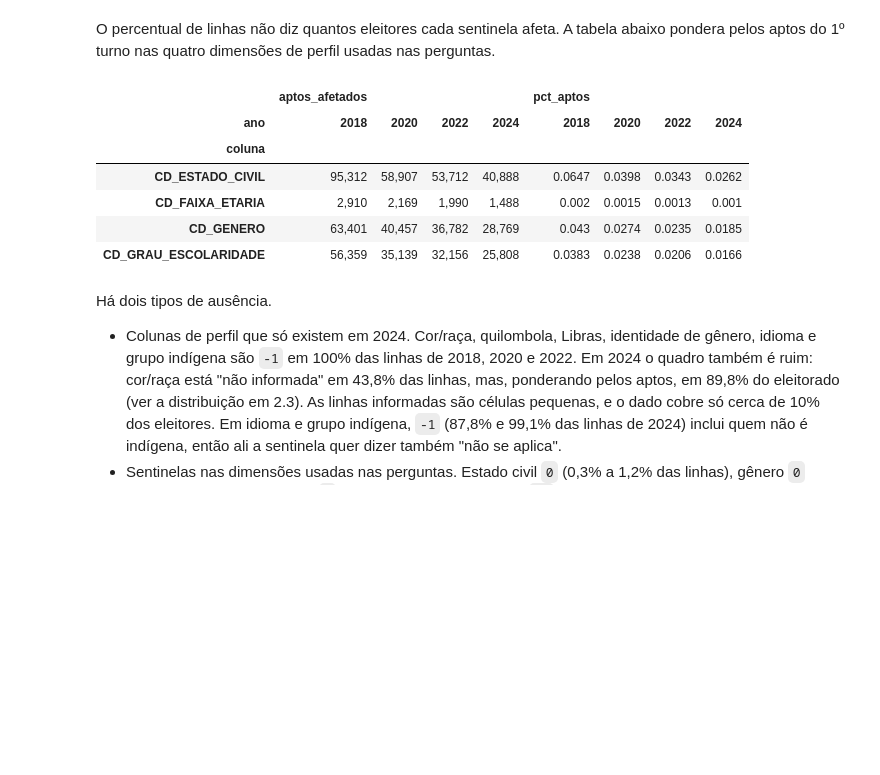
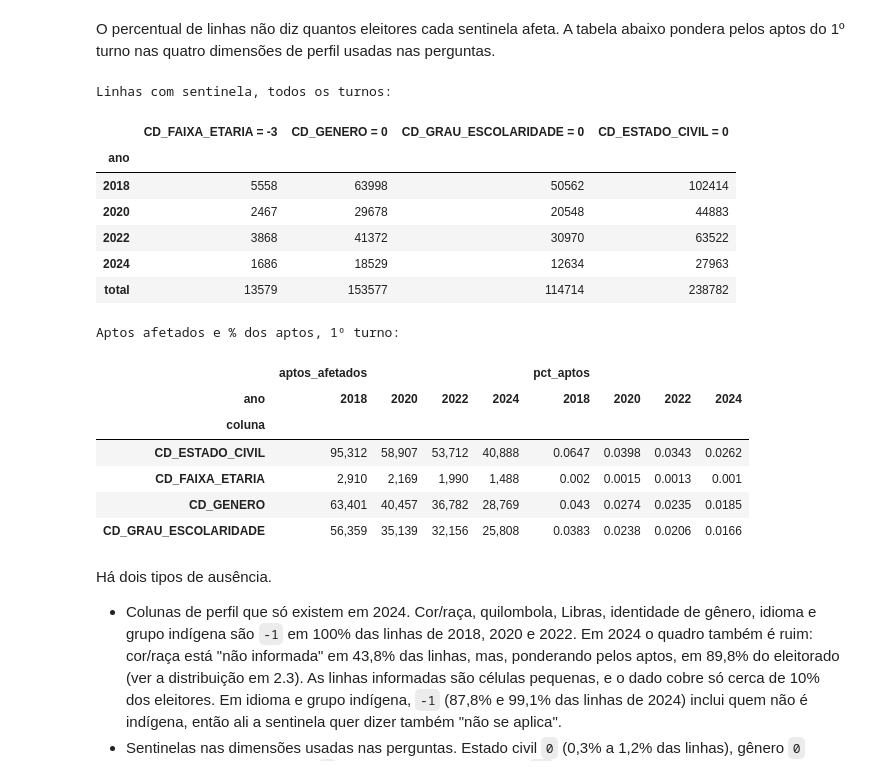
Before and after one commit to GUSTAVOHOOO/bigdata-tse-abstencao, a Jupyter notebook: notebooks/etapa1.ipynb, the cells around one changed output. Drawn from its saved outputs; the diff is of its cells as text; code cells hidden in the pictures; blank space fills up the shorter version.

```diff
--- a/notebooks/etapa1.ipynb
+++ b/notebooks/etapa1.ipynb
@@ -292,22 +300,37 @@ O percentual de linhas não diz quantos eleitores cada sentinela afeta. A tabela
 # %%
 perfis = {"CD_FAIXA_ETARIA": "-3", "CD_GENERO": "0", "CD_GRAU_ESCOLARIDADE": "0", "CD_ESTADO_CIVIL": "0"}
 partes = [
     f'''SELECT '{c}' AS coluna, ano, count(*) FILTER (WHERE {c} = '{v}') AS linhas,
                sum(QT_APTOS::BIGINT) FILTER (WHERE {c} = '{v}') AS aptos_afetados,
                100 * sum(QT_APTOS::BIGINT) FILTER (WHERE {c} = '{v}') / sum(QT_APTOS::BIGINT) AS pct_aptos
         FROM tse WHERE NR_TURNO = '1' GROUP BY ano'''
     for c, v in perfis.items()
 ]
 sentinela_aptos = sql(" UNION ALL ".join(partes) + " ORDER BY coluna, ano")
+tot = sql("SELECT ano, " + ", ".join(f"count(*) FILTER (WHERE {c} = '{v}') AS \"{c} = {v}\"" for c, v in perfis.items())
+          + " FROM tse GROUP BY ano ORDER BY ano").set_index("ano")
+tot.loc["total"] = tot.sum()
+print("Linhas com sentinela, todos os turnos:")
+display(tot)
+print("Aptos afetados e % dos aptos, 1º turno:")
 sentinela_aptos.pivot(index="coluna", columns="ano", values=["aptos_afetados", "pct_aptos"]).round(4)
 # %% [output]
+Linhas com sentinela, todos os turnos:
-|  | aptos_afetados |  |  |  | pct_aptos |  |  |  |
-| ano | 2018 | 2020 | 2022 | 2024 | 2018 | 2020 | 2022 | 2024 |
-| coluna |  |  |  |  |  |  |  |  |
-| CD_ESTADO_CIVIL | 95,312 | 58,907 | 53,712 | 40,888 | 0.0647 | 0.0398 | 0.0343 | 0.0262 |
-| CD_FAIXA_ETARIA | 2,910 | 2,169 | 1,990 | 1,488 | 0.002 | 0.0015 | 0.0013 | 0.001 |
-| CD_GENERO | 63,401 | 40,457 | 36,782 | 28,769 | 0.043 | 0.0274 | 0.0235 | 0.0185 |
-| CD_GRAU_ESCOLARIDADE | 56,359 | 35,139 | 32,156 | 25,808 | 0.0383 | 0.0238 | 0.0206 | 0.0166 |
+|  | CD_FAIXA_ETARIA = -3 | CD_GENERO = 0 | CD_GRAU_ESCOLARIDADE = 0 | CD_ESTADO_CIVIL = 0 |
+| ano |  |  |  |  |
+| 2018 | 5558 | 63998 | 50562 | 102414 |
+| 2020 | 2467 | 29678 | 20548 | 44883 |
+| 2022 | 3868 | 41372 | 30970 | 63522 |
+| 2024 | 1686 | 18529 | 12634 | 27963 |
+| total | 13579 | 153577 | 114714 | 238782 |
+Aptos afetados e % dos aptos, 1º turno:
+|  | aptos_afetados |  |  |  | pct_aptos |  |  |  |
+| ano | 2018 | 2020 | 2022 | 2024 | 2018 | 2020 | 2022 | 2024 |
+| coluna |  |  |  |  |  |  |  |  |
+| CD_ESTADO_CIVIL | 95,312 | 58,907 | 53,712 | 40,888 | 0.0647 | 0.0398 | 0.0343 | 0.0262 |
+| CD_FAIXA_ETARIA | 2,910 | 2,169 | 1,990 | 1,488 | 0.002 | 0.0015 | 0.0013 | 0.001 |
+| CD_GENERO | 63,401 | 40,457 | 36,782 | 28,769 | 0.043 | 0.0274 | 0.0235 | 0.0185 |
+| CD_GRAU_ESCOLARIDADE | 56,359 | 35,139 | 32,156 | 25,808 | 0.0383 | 0.0238 | 0.0206 | 0.0166 |
 # %% [markdown]
 Há dois tipos de ausência.
 
```
Also changed, not shown: parts of 19 cells of this notebook.
